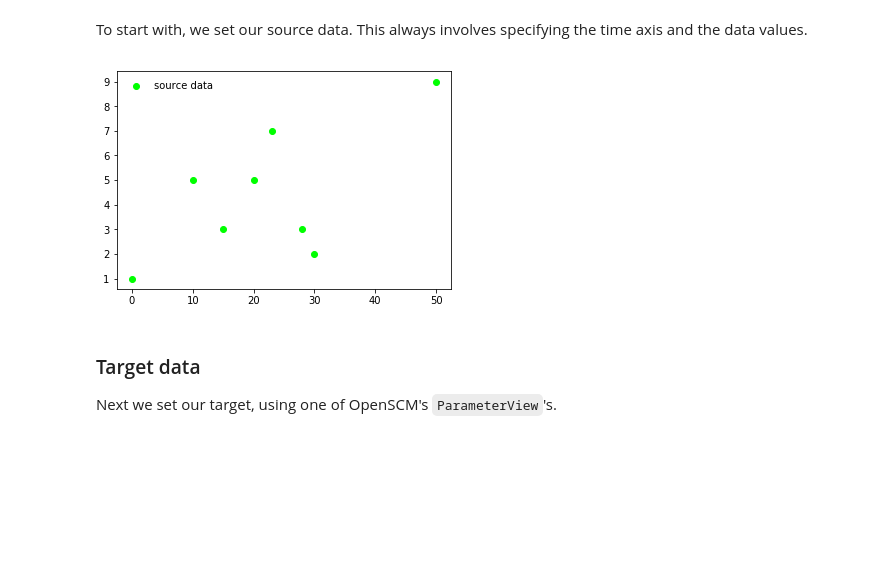
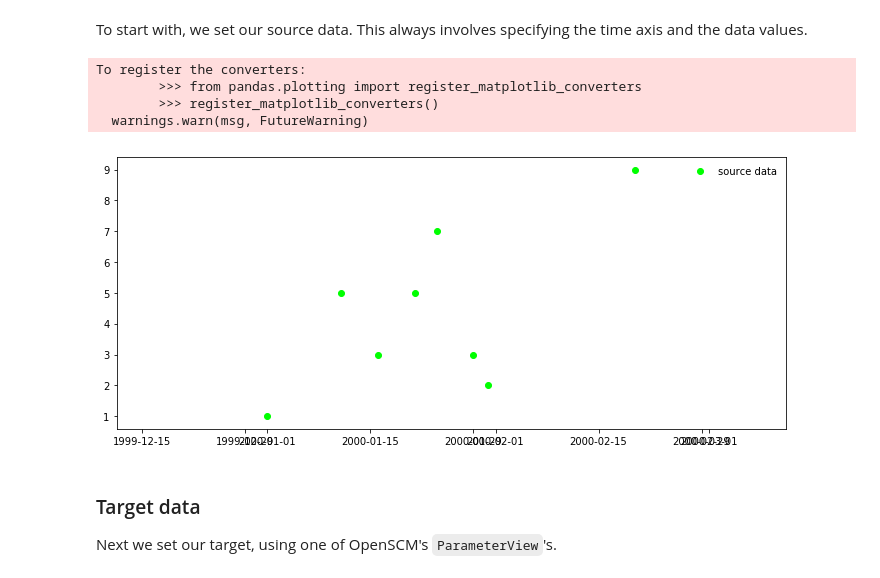
Before and after one commit to openscm/openscm, a Jupyter notebook: notebooks/timeseries-conversion.ipynb, the cells around one changed output. Cells and saved outputs as stored; diff of their text form; code cells hidden in the pictures; blank space fills up the shorter version.

```diff
--- a/notebooks/timeseries-conversion.ipynb
+++ b/notebooks/timeseries-conversion.ipynb
@@ -69,29 +77,33 @@ The simplest and most familiar case is handling point data i.e. data which repre
 To start with, we set our source data. This always involves specifying the time axis and the data values.
 # %%
 source_values = np.array([1, 5, 3, 5, 7, 3, 2, 9])
-source_times = np.array([0, 10, 15, 20, 23, 28, 30, 50])
-point_view = paras.get_writable_timeseries_view(
+source_times = np.datetime64("2000-01-01") + np.array([0, 10, 15, 20, 23, 28, 30, 50]).astype("timedelta64[D]")
+point_view = paras.timeseries(
     ("Emissions", "CH4"),
-    ("World",),
     "MtCH4 / yr",
     source_times,
     timeseries_type=ParameterType.POINT_TIMESERIES,
-    interpolation_type=InterpolationType.LINEAR,
-    extrapolation_type=ExtrapolationType.NONE,
+    interpolation=InterpolationType.LINEAR,
+    extrapolation=ExtrapolationType.NONE,
 )
-point_view.set(source_values)
+point_view.values = source_values
 # %%
-ax = plt.figure().add_subplot(111)
+fig = plt.figure(figsize=(12, 5))
+ax = fig.add_subplot(111)
 ax.scatter(
     source_times,
     source_values,
     marker=MARKER_1,
     color=COLOUR_1,
     label="source data",
 )
 ax.legend(frameon=False);
 # %% [output]
+To register the converters:
+        >>> from pandas.plotting import register_matplotlib_converters
+        >>> register_matplotlib_converters()
+  warnings.warn(msg, FutureWarning)
-[figure, old version]
+[figure, new version]
 # %% [markdown]
 ### Target data
 
```
Also changed, not shown: parts of 20 cells of this notebook, 2 other files.
